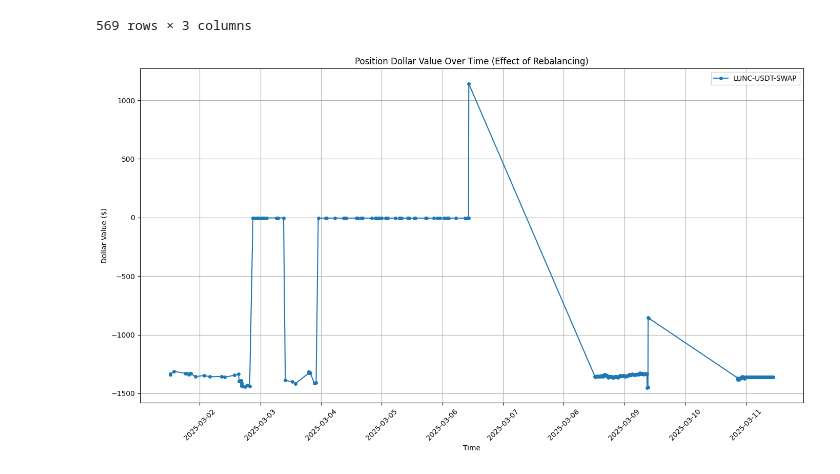
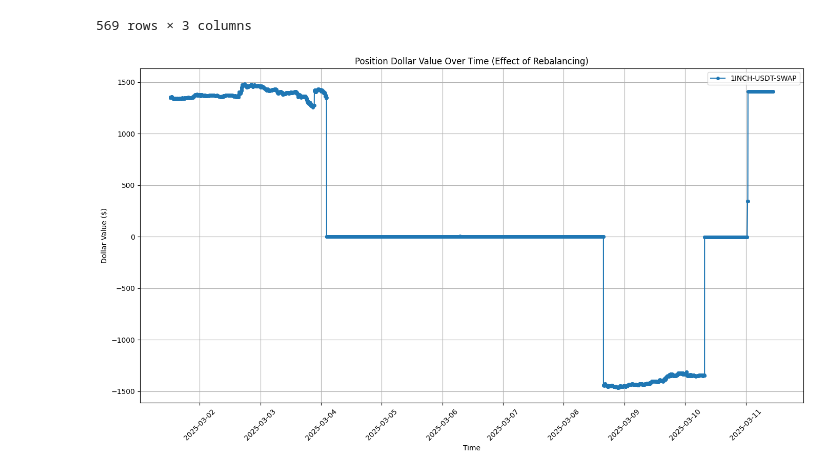
Before and after one commit to marescialloNino/pnl-analysis, a Jupyter notebook: okx_pnl_analysis.ipynb, the cells around one changed output. Saved outputs shown, nothing was run; the diff lists cells and outputs as text; code cells hidden in the pictures.

```diff
--- a/okx_pnl_analysis.ipynb
+++ b/okx_pnl_analysis.ipynb
@@ -574,0 +637,41 @@ def calculate_realized_pnl(df_events: pd.DataFrame) -> tuple[pd.DataFrame, pd.Da
+# %%
+def load_price_data(prices_path: str) -> pd.DataFrame:
+    """
+    Load price data from a CSV file.
+
+    Args:
+        prices_path (str): Path to the price data CSV file.
+
+    Returns:
+        pd.DataFrame: Price data with timestamps as index and columns like "{symbol}_close".
+    """
+    df_prices = pd.read_csv(prices_path, index_col=0, parse_dates=True)
+    df_prices.sort_index(inplace=True)
+    df_prices.index = df_prices.index.tz_localize(None)
+    return df_prices
+
+def get_next_bar_price(symbol: str, ts: pd.Timestamp, df_prices: pd.DataFrame, column: str = "close", fallback: bool = True) -> float:
+    """
+    Get the price for a symbol at or after the given timestamp.
+
+    Args:
+        symbol (str): Trading symbol (e.g., "BTC-USDT-SWAP").
+        ts (pd.Timestamp): Timestamp to look up.
+        df_prices (pd.DataFrame): Price data.
+        column (str): Price column to use (e.g., "close").
+        fallback (bool): If True, fall back to the most recent price before the timestamp.
+
+    Returns:
+        float: Price value, or NaN if not found.
+    """
+    col = f"{symbol}_{column}"
+    if col not in df_prices.columns:
+        return float("nan")
+    prices_after = df_prices[df_prices.index >= ts][col]
+    if not prices_after.empty:
+        return prices_after.iloc[0]
+    if fallback:
+        prices_before = df_prices[df_prices.index <= ts][col]
+        if not prices_before.empty:
+            return prices_before.iloc[-1]
+    return float("nan")
@@ -661,24 +1252,24 @@ df_exec_log
 569 rows × 3 columns
 # %%
 # Plot position dollar values for specific symbols
-symbols_to_plot = ['LUNC-USDT-SWAP']  # Replace with your desired symbols
+symbols_to_plot = ['1INCH-USDT-SWAP']  # Replace with your desired symbols
 plt.figure(figsize=(14, 8))
 
 for symbol in symbols_to_plot:
     df_symbol = df_values[df_values["symbol"] == symbol]
     if not df_symbol.empty:
         plt.plot(df_symbol["timestamp"].to_numpy(), df_symbol["dollar_value"].to_numpy(), label=f"{symbol}", marker='o', markersize=4)
     else:
         print(f"WARNING: No data found for {symbol} in df_values")
 
 plt.xlabel("Time")
 plt.ylabel("Dollar Value ($)")
 plt.title("Position Dollar Value Over Time (Effect of Rebalancing)")
 plt.legend()
 plt.grid(True)
 plt.xticks(rotation=45)
 plt.tight_layout()
 plt.savefig("position_values_over_time.png", dpi=300)
 plt.show()
 # %% [output]
-[figure, old version]
+[figure, new version]
```
Also changed, not shown: parts of 8 cells of this notebook, 8 other files.
